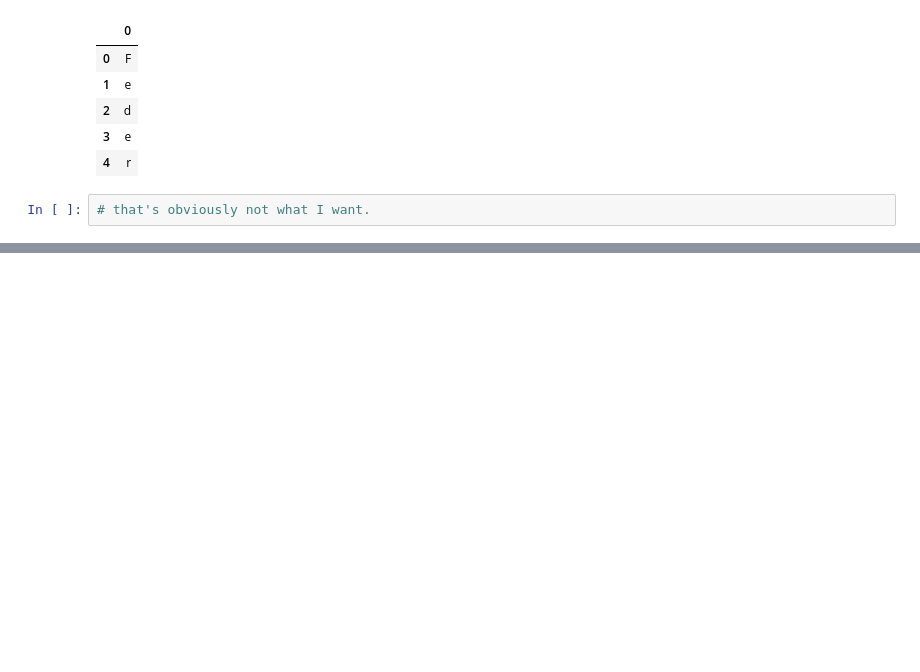
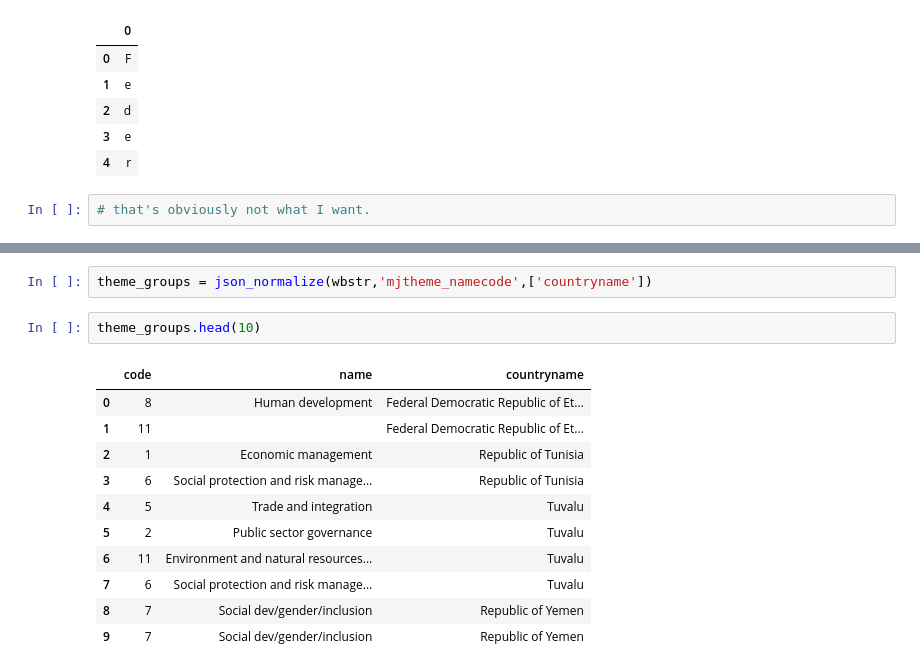
Before and after one commit to ch0ndawg/springboard, a Jupyter notebook: data_wrangling_json/sliderule_dsi_json_exercise.ipynb, the cells around one changed output, grey strips where cells are left out. Cells and saved outputs as stored; diff of their text form; blank space fills up the shorter version.

Commit message:
Did problem 2, find top 10. I see where straight groupby will fail you

```diff
--- a/data_wrangling_json/sliderule_dsi_json_exercise.ipynb
+++ b/data_wrangling_json/sliderule_dsi_json_exercise.ipynb
@@ -174,0 +207,16 @@ wbcountryname_df.head()
+# %%
+theme_groups = json_normalize(wbstr,'mjtheme_namecode',['countryname'])
+# %%
+theme_groups.head(10)
+# %% [output]
+|  | code | name | countryname |
+| 0 | 8 | Human development | Federal Democratic Republic of Et... |
+| 1 | 11 |  | Federal Democratic Republic of Et... |
+| 2 | 1 | Economic management | Republic of Tunisia |
+| 3 | 6 | Social protection and risk manage... | Republic of Tunisia |
+| 4 | 5 | Trade and integration | Tuvalu |
+| 5 | 2 | Public sector governance | Tuvalu |
+| 6 | 11 | Environment and natural resources... | Tuvalu |
+| 7 | 6 | Social protection and risk manage... | Tuvalu |
+| 8 | 7 | Social dev/gender/inclusion | Republic of Yemen |
+| 9 | 7 | Social dev/gender/inclusion | Republic of Yemen |
```
Also changed, not shown: parts of 6 cells of this notebook, 1 other file.
